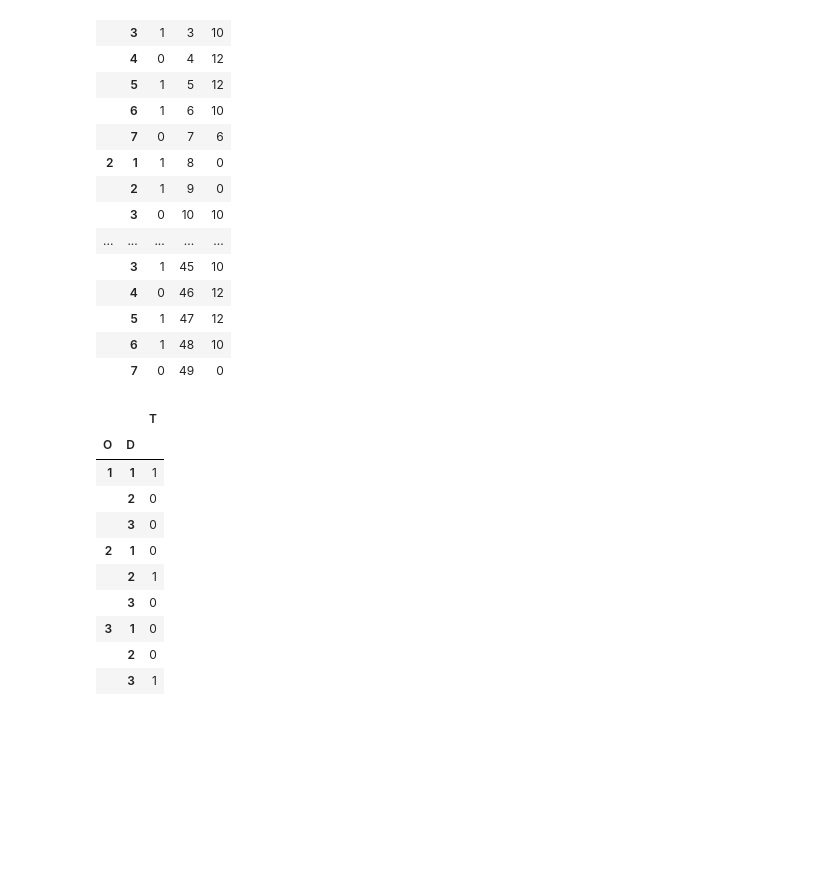
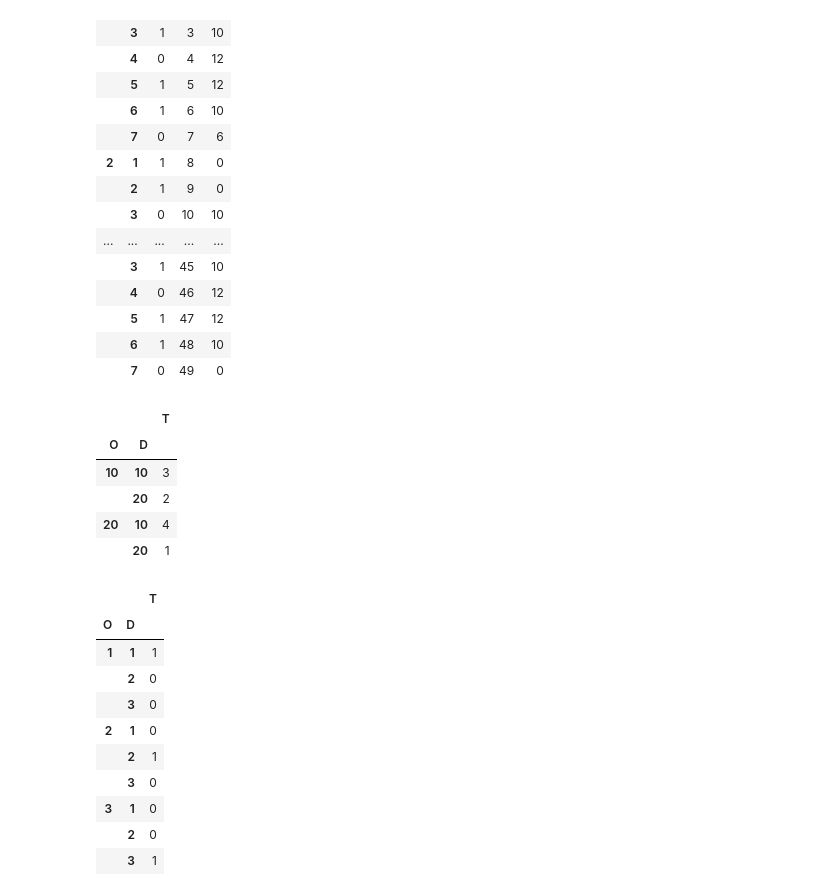
Before and after one commit to jabellcu/TPlanning_matrices, a Jupyter notebook: MatrixExamples.ipynb, the cells around one changed output. Saved outputs shown, nothing was run; the diff lists cells and outputs as text; code cells hidden in the pictures; blank space fills up the shorter version.

```diff
--- a/MatrixExamples.ipynb
+++ b/MatrixExamples.ipynb
@@ -41,6 +41,18 @@ m
 |  | 5 | 1 | 47 | 12 |
 |  | 6 | 1 | 48 | 10 |
 |  | 7 | 0 | 49 | 0 |
+# %%
+exmat = pd.DataFrame({'O': [10,10,20,20],
+                      'D': [10,20,10,20],
+                      'T':[3,2,4,1]}).set_index(['O','D'])
+exmat
+# %% [output]
+|  |  | T |
+| O | D |  |
+| 10 | 10 | 3 |
+|  | 20 | 2 |
+| 20 | 10 | 4 |
+|  | 20 | 1 |
 # %%
 def I(n):
     '''returns identity matrix of n x n'''
```
Also changed, not shown: 2 other files.
